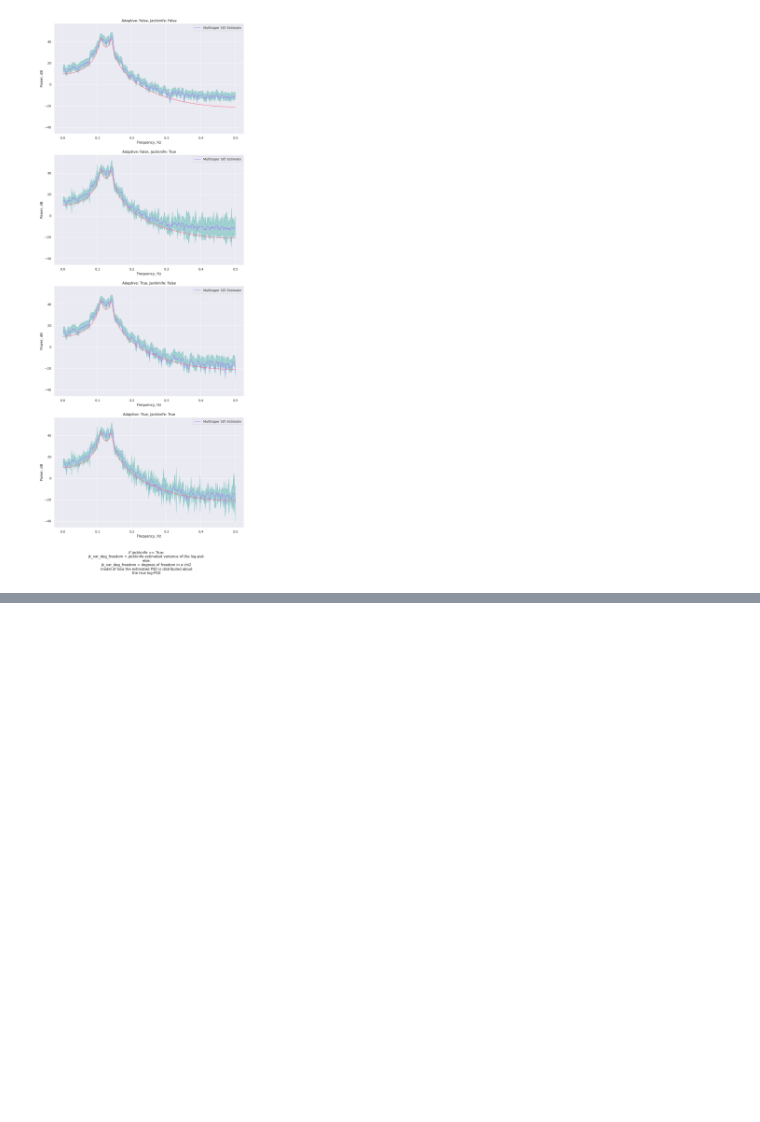
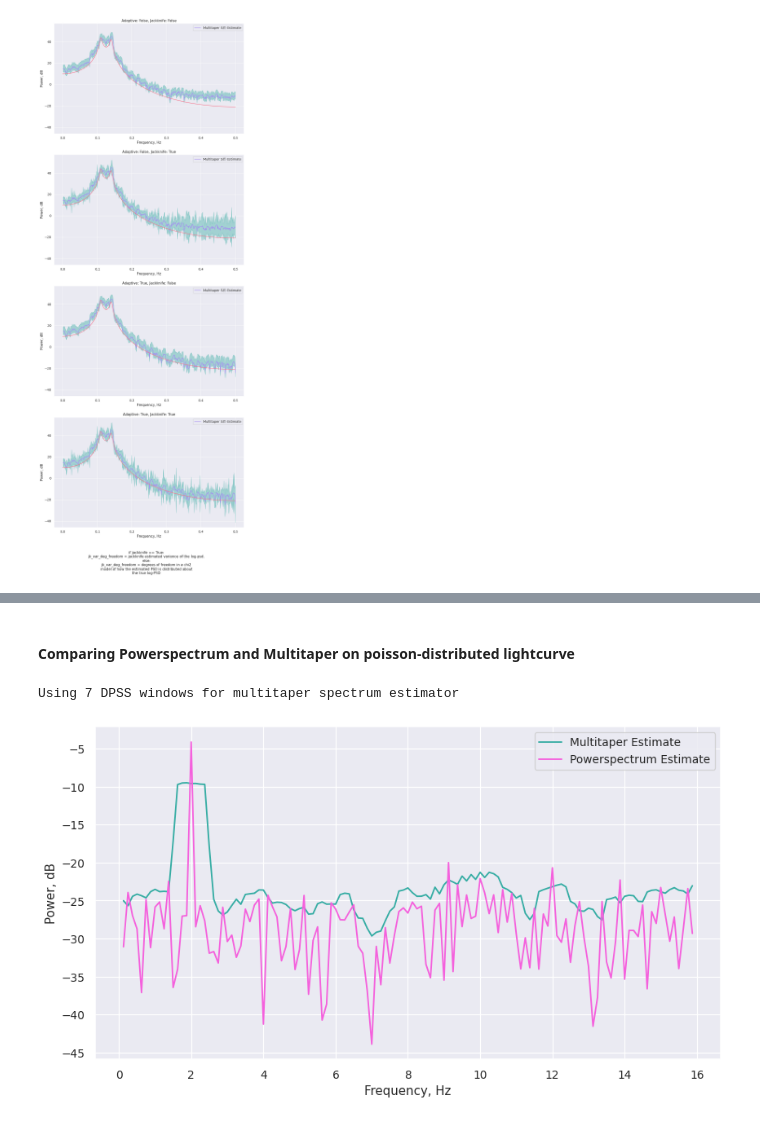
Before and after one commit to dhruv9vats/misc, a Jupyter notebook: multitaper_example.ipynb, the cells around one changed output, grey strips where cells are left out. Cells and saved outputs as stored; diff of their text form; code cells hidden in the pictures; blank space fills up the shorter version.

```diff
--- a/multitaper_example.ipynb
+++ b/multitaper_example.ipynb
@@ -391,0 +432,16 @@ The $b_k(f)$ term depends on the unknown sdf $S(f)$, but it is estimated using a
+# %% [markdown]
+#### Comparing Powerspectrum and Multitaper on poisson-distributed lightcurve
+# %%
+ps = Powerspectrum(lc_poisson)
+mtp = Multitaper(lc_poisson, adaptive=True, low_bias=True)
+
+f = plt.figure(dpi=90, figsize=[11, 6])
+plt.plot(mtp.freq, dB(mtp.power), label="Multitaper Estimate", color=palette[4])
+plt.plot(ps.freq, dB(ps.power), label="Powerspectrum Estimate", color=palette[7])
+plt.legend()
+plt.ylabel("Power, dB")
+plt.xlabel("Frequency, Hz")
+f.show()
+# %% [output]
+Using 7 DPSS windows for multitaper spectrum estimator
+[figure, added]
```
Also changed, not shown: parts of 19 cells of this notebook, 1 other file.
